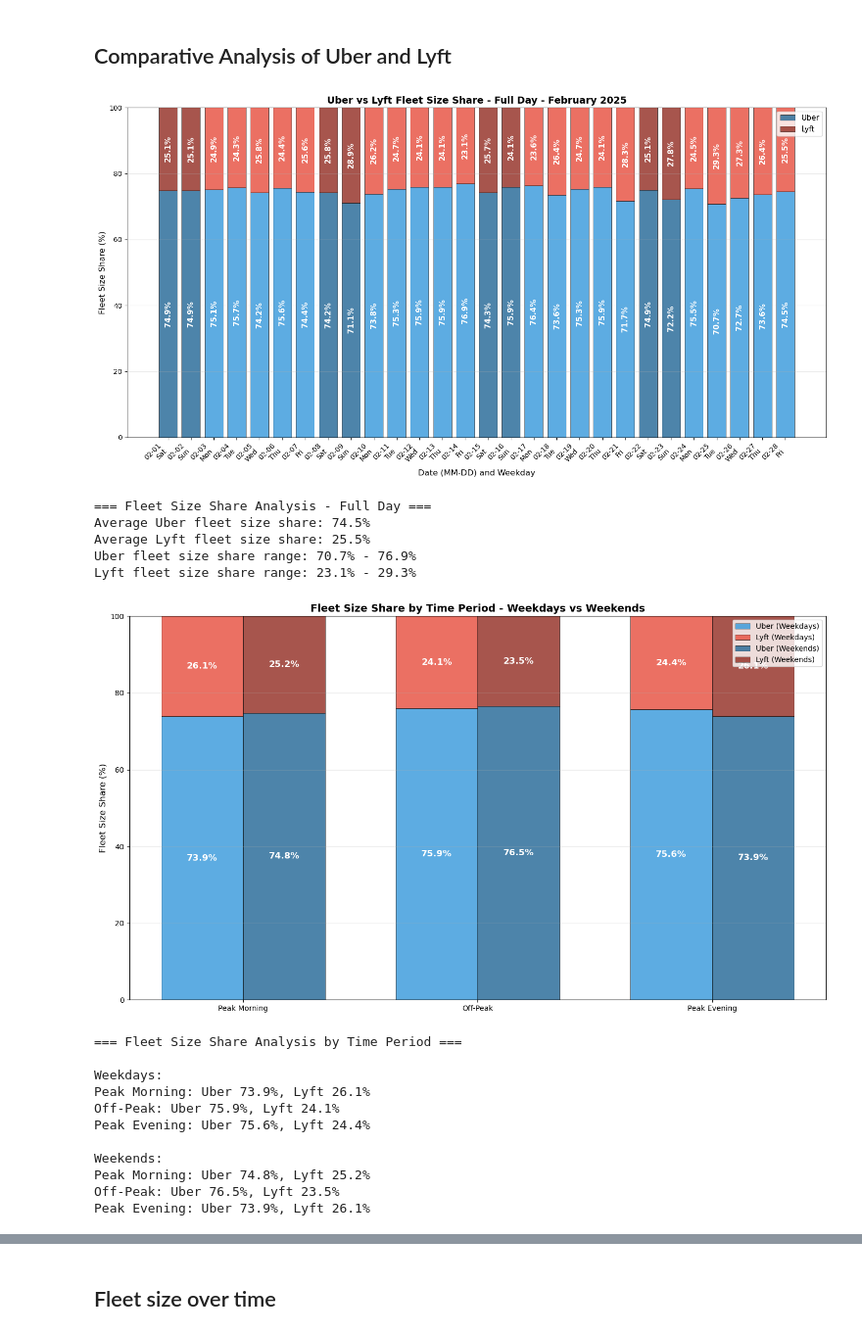
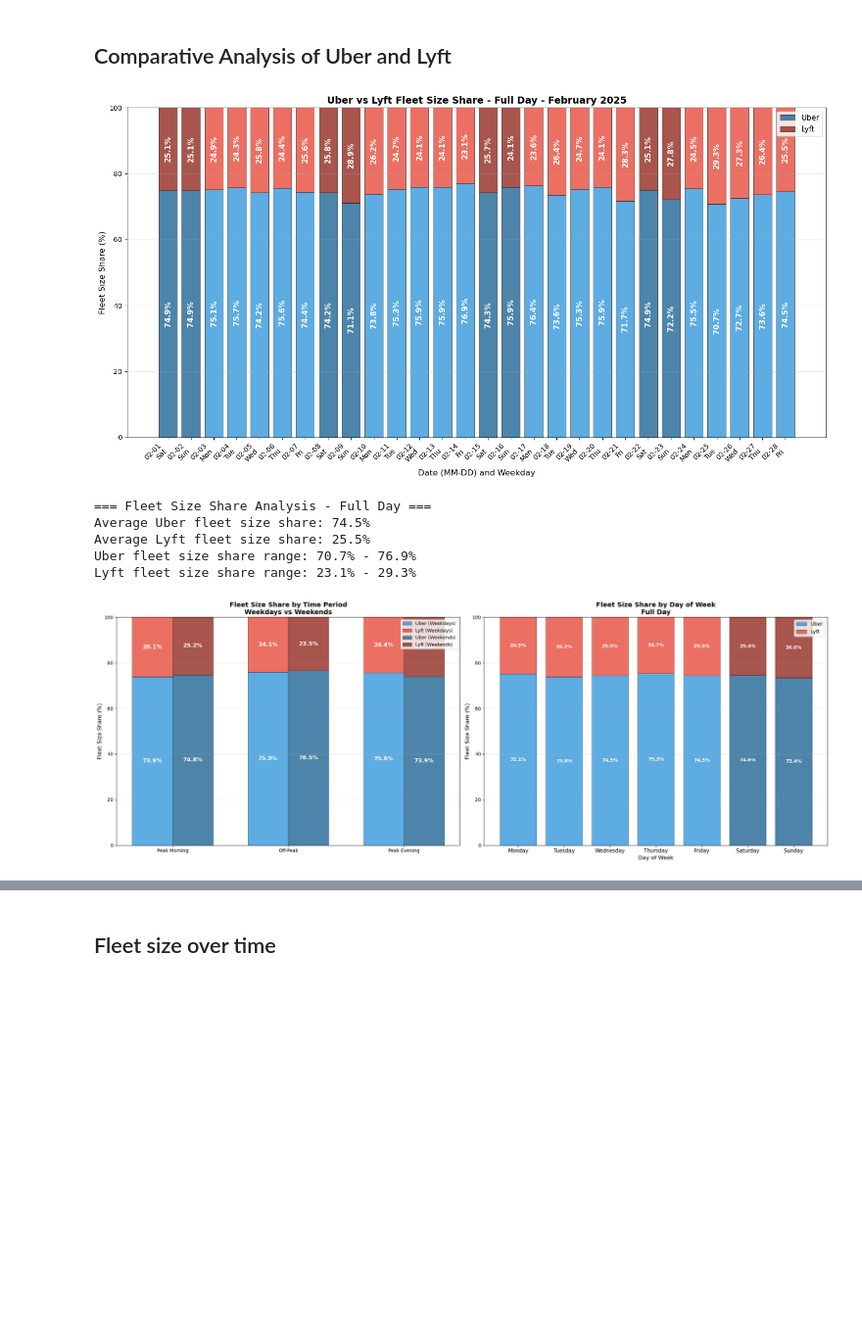
Before and after one commit to hendrikmehl/Thesis_HME, a Jupyter notebook: Code/notebooks/fleet_size.ipynb, the cells around one changed output, grey strips where cells are left out. Shown at 98% size. Drawn from its saved outputs; the diff is of its cells as text; code cells hidden in the pictures; blank space fills up the shorter version.

```diff
--- a/Code/notebooks/fleet_size.ipynb
+++ b/Code/notebooks/fleet_size.ipynb
@@ -472,30 +472,18 @@ Finished processing 2025-02-28.
 # %%
 import pandas as pd
 import src.fleet_size.comparative_analysis as comparative_analysis
 importlib.reload(comparative_analysis)
 
 uber_fleet_size_summary = pd.read_csv('../data/processed/uber_fleet_size_summary.csv')
 lyft_fleet_size_summary = pd.read_csv('../data/processed/lyft_fleet_size_summary.csv')
 
 comparative_analysis.visualize_fleet_size_share_stacked(uber_fleet_size_summary, lyft_fleet_size_summary)
-comparative_analysis.visualize_fleet_size_share_time_periods(uber_fleet_size_summary, lyft_fleet_size_summary)
-comparative_analysis.visualize_fleet_size_share_by_weekday(uber_fleet_size_summary, lyft_fleet_size_summary)
+comparative_analysis.visualize_fleet_size_share_combined(uber_fleet_size_summary, lyft_fleet_size_summary)
 # %% [output]
 [figure]
 === Fleet Size Share Analysis - Full Day ===
 Average Uber fleet size share: 74.5%
 Average Lyft fleet size share: 25.5%
 Uber fleet size share range: 70.7% - 76.9%
 Lyft fleet size share range: 23.1% - 29.3%
-[figure, old version]
+[figure, new version]
-=== Fleet Size Share Analysis by Time Period ===
-
-Weekdays:
-Peak Morning: Uber 73.9%, Lyft 26.1%
-Off-Peak: Uber 75.9%, Lyft 24.1%
-Peak Evening: Uber 75.6%, Lyft 24.4%
-
-Weekends:
-Peak Morning: Uber 74.8%, Lyft 25.2%
-Off-Peak: Uber 76.5%, Lyft 23.5%
-Peak Evening: Uber 73.9%, Lyft 26.1%
```
Also changed, not shown: parts of 1 cell of this notebook, 2 other files.
